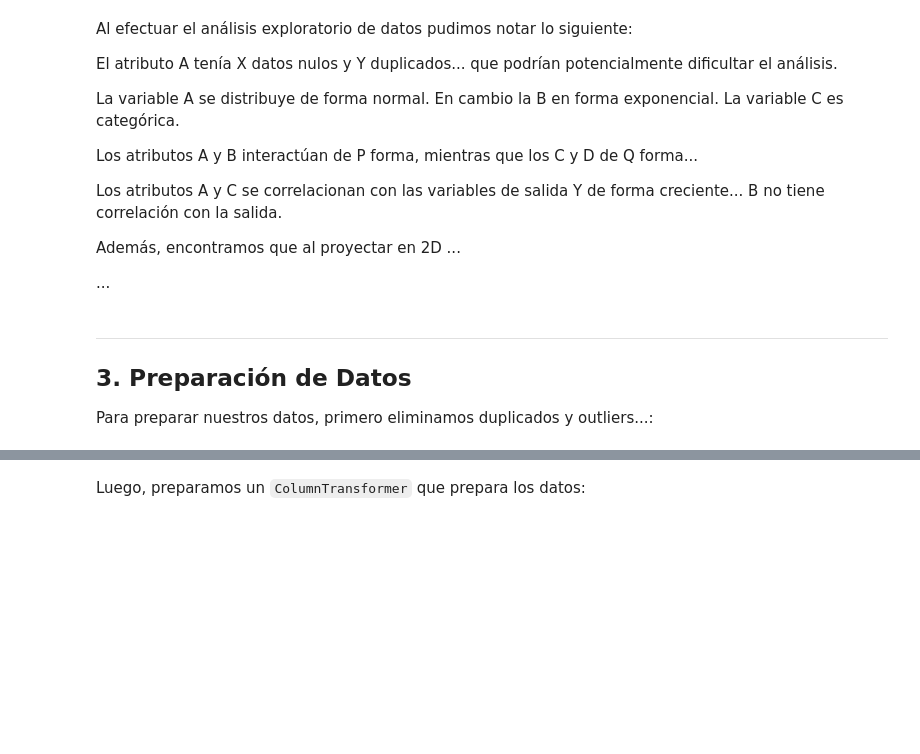
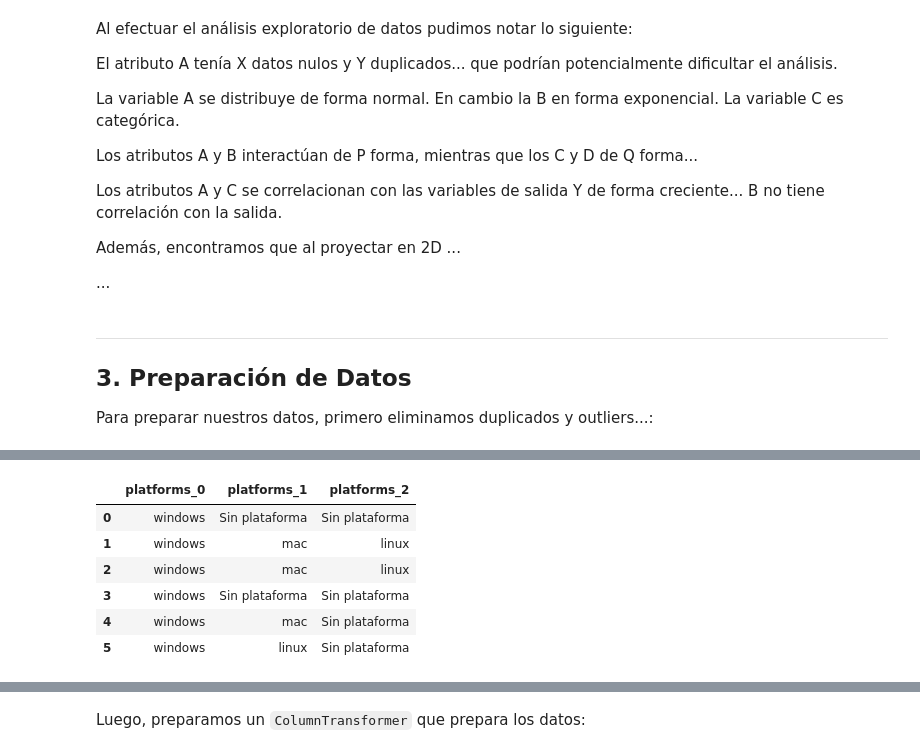
Before and after one commit to matiasjvd/MDS7202-Laboratorio-de-Programaci-n-Cient-fica-para-Ciencia-de-Datos, a Jupyter notebook: Proyecto/Proyecto.ipynb, the cells around one changed output, grey strips where cells are left out. Cells and saved outputs as stored; diff of their text form; code cells hidden in the pictures; blank space fills up the shorter version.

```diff
--- a/Proyecto/Proyecto.ipynb
+++ b/Proyecto/Proyecto.ipynb
@@ -370,0 +533,21 @@ Para preparar nuestros datos, primero eliminamos duplicados y outliers...:
+# %%
+df_train_platforms = df_train['platforms'].str.split(pat = ';', expand = True)
+df_train_platforms.head(6)
+
+for i in df_train_platforms.columns:
+        df_train_platforms = df_train_platforms.rename(columns = {df_train_platforms.columns[i]: 'platforms_' + str(i)})
+        #Ahora cambiaremos los valores nulos por el str sin plataforma para que no nos de problemas a la hora de hacer el one hot encoding
+        df_train_platforms = df_train_platforms.fillna('Sin plataforma')
+
+
+# Ahora concatenaremos el df_train con el df_train_platforms
+df_train = pd.concat([df_train, df_train_platforms], axis = 1)
+df_train_platforms.head(6)
+# %% [output]
+|  | platforms_0 | platforms_1 | platforms_2 |
+| 0 | windows | Sin plataforma | Sin plataforma |
+| 1 | windows | mac | linux |
+| 2 | windows | mac | linux |
+| 3 | windows | Sin plataforma | Sin plataforma |
+| 4 | windows | mac | Sin plataforma |
+| 5 | windows | linux | Sin plataforma |
```
Also changed, not shown: parts of 18 cells of this notebook.
